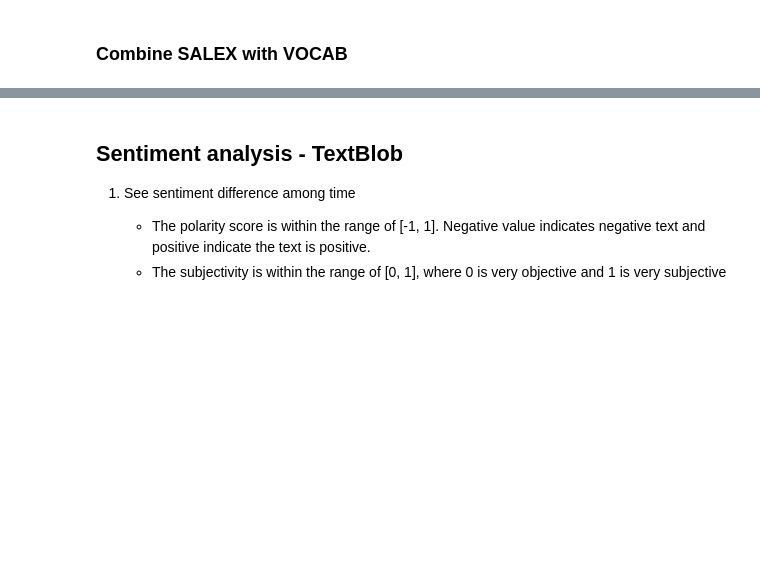
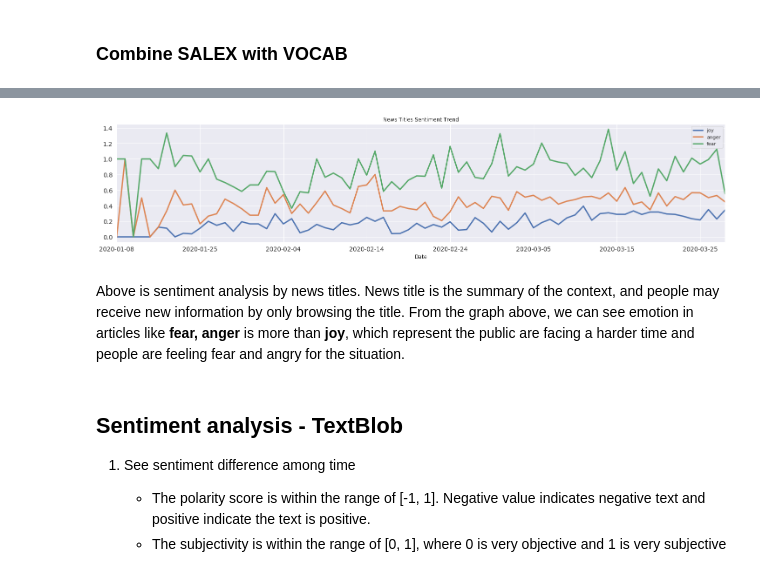
Before and after one commit to elletsai/covid19-text-analysis, a Jupyter notebook: EDA+Sentiment_Analysis.ipynb, the cells around one changed output, grey strips where cells are left out. Saved outputs shown, nothing was run; the diff lists cells and outputs as text; code cells hidden in the pictures; blank space fills up the shorter version.

```diff
--- a/EDA+Sentiment_Analysis.ipynb
+++ b/EDA+Sentiment_Analysis.ipynb
@@ -240,0 +291,6 @@ for i in range(len(date_df_3)):
+# %%
+V_m_title = merge_salex(df, 'title_lemma')
+# %%
+# get each sentiment mean value for each day
+V_m_title_date = V_m_title.reset_index().groupby('doc_date').mean()
+V_m_title_date.tail().style.background_gradient(cmap='YlGn', high=.25)
@@ -311,3 +313,9 @@ We can see March 16, 2020 is the peak of negative emotions and, and fear appears
+# %%
+plot_sentiments(V_m_title_date, ['joy', 'anger', 'fear'], 'News Titles')
+# %% [output]
+[figure, added]
+# %% [markdown]
+Above is sentiment analysis by news titles. News title is the summary of the context, and people may receive new information by only browsing the title. From the graph above, we can see emotion in articles like **fear, anger** is more than **joy**, which represent the public are facing a harder time and people are feeling fear and angry for the situation.
 # %% [markdown]
 ## Sentiment analysis - TextBlob
 1. See sentiment difference among time
```
Also changed, not shown: parts of 18 cells of this notebook.
